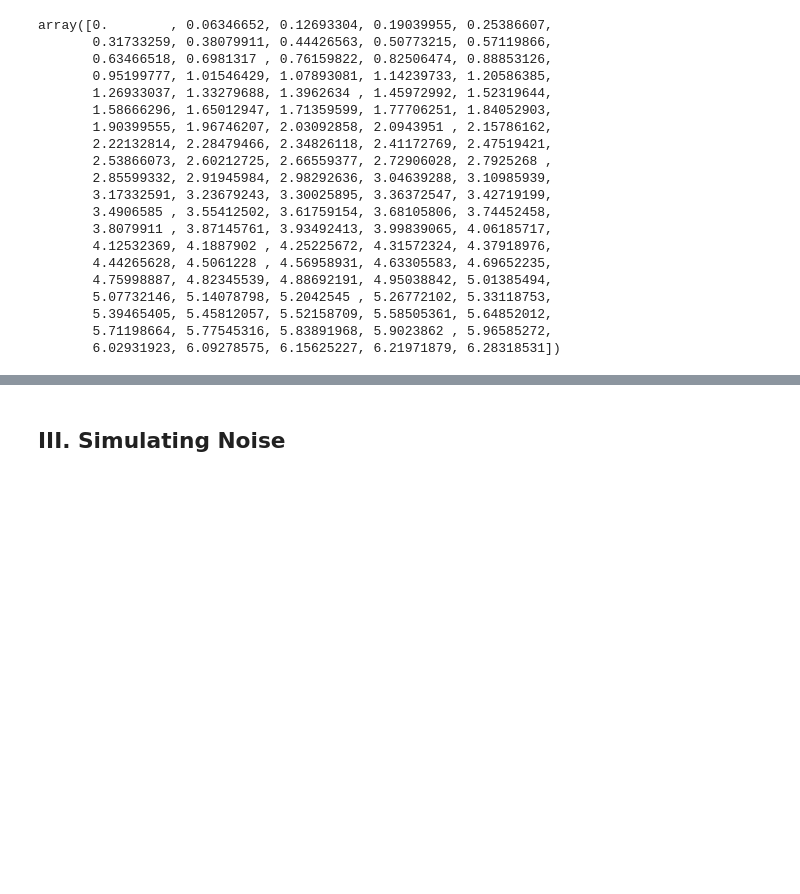
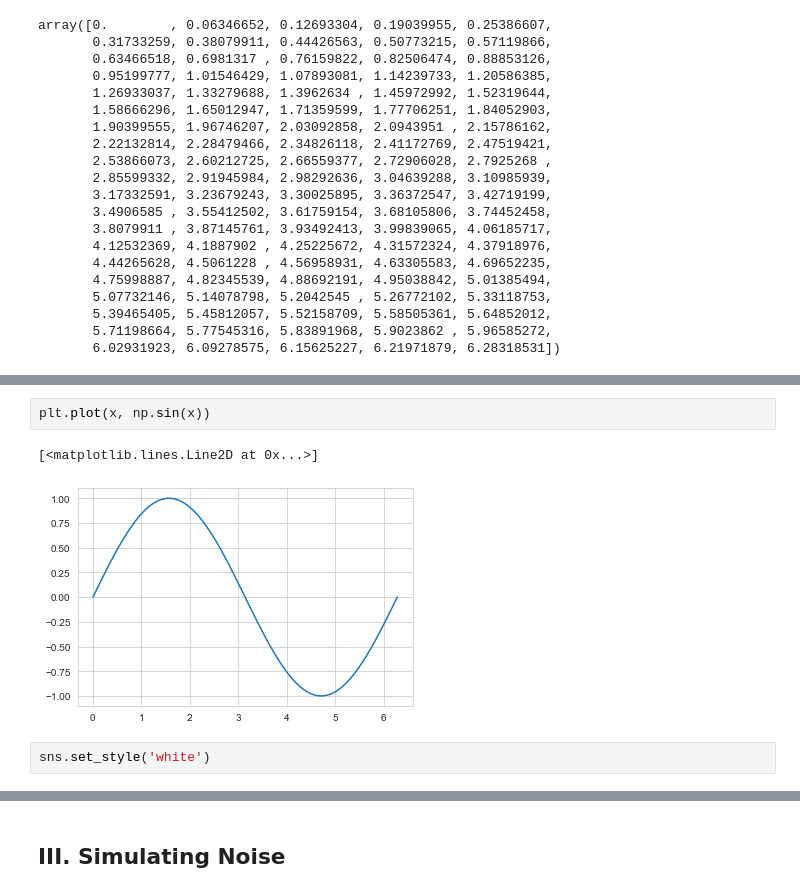
Before and after one commit to tundeiness/How_the_World_Works, a Jupyter notebook: 1 - Workbook - Fake It Til You Make It (Simulations).ipynb, the cells around one changed output, grey strips where cells are left out. Cells and saved outputs as stored; diff of their text form; blank space fills up the shorter version.

```diff
--- a/1 - Workbook - Fake It Til You Make It (Simulations).ipynb
+++ b/1 - Workbook - Fake It Til You Make It (Simulations).ipynb
@@ -68,0 +115,7 @@ array([0.        , 0.06346652, 0.12693304, 0.19039955, 0.25386607,
+# %%
+plt.plot(x, np.sin(x))
+# %% [output]
+[<matplotlib.lines.Line2D at 0x...>]
+[figure, added]
+# %%
+sns.set_style('white')
```
Also changed, not shown: parts of 14 cells of this notebook, 1 other file.
